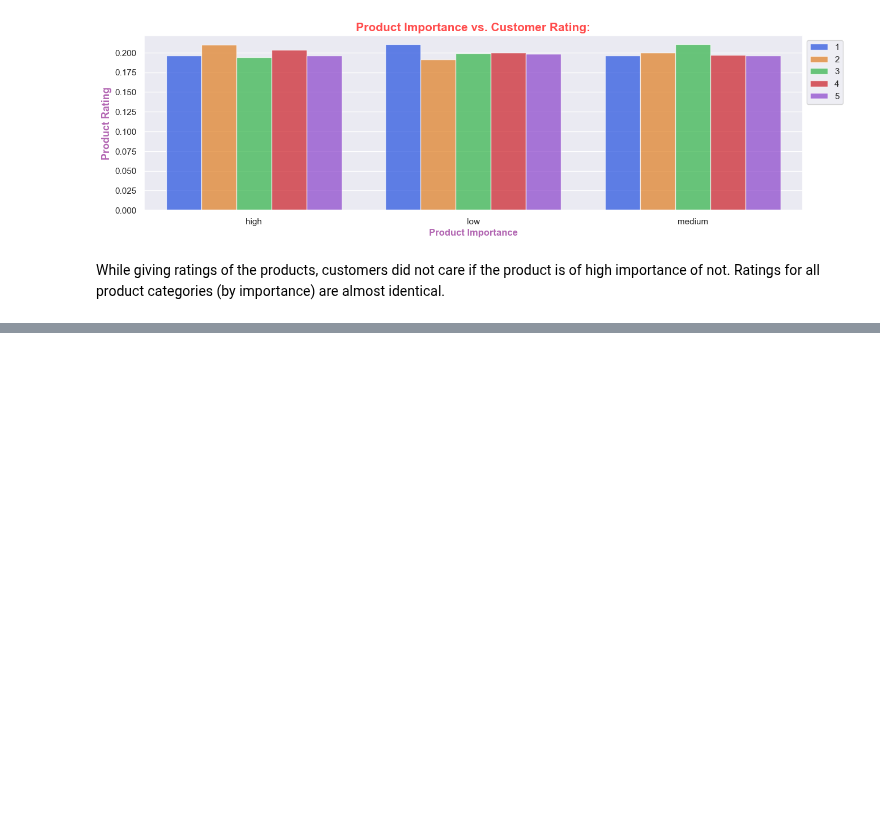
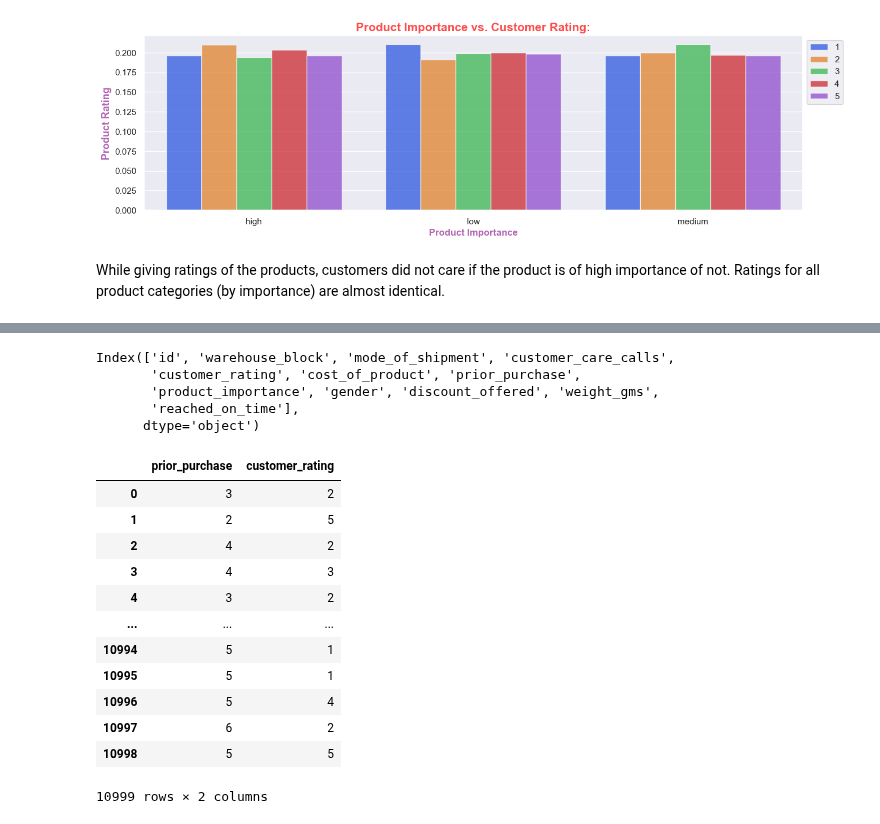
Before and after one commit to rajesh-coventry/Projects, a Jupyter notebook: 02_Data_Visuallization/05_E-Commerce_Shipping/02_Reasons_Behind_Low_Customers_Rating(LCR).ipynb, the cells around one changed output, grey strips where cells are left out. Saved outputs shown, nothing was run; the diff lists cells and outputs as text; code cells hidden in the pictures; blank space fills up the shorter version.

```diff
--- a/02_Data_Visuallization/05_E-Commerce_Shipping/02_Reasons_Behind_Low_Customers_Rating(LCR).ipynb
+++ b/02_Data_Visuallization/05_E-Commerce_Shipping/02_Reasons_Behind_Low_Customers_Rating(LCR).ipynb
@@ -358,0 +369,24 @@ While giving ratings of the products, customers did not care if the product is o
+# %%
+data.columns
+# %% [output]
+Index(['id', 'warehouse_block', 'mode_of_shipment', 'customer_care_calls',
+       'customer_rating', 'cost_of_product', 'prior_purchase',
+       'product_importance', 'gender', 'discount_offered', 'weight_gms',
+       'reached_on_time'],
+      dtype='object')
+# %%
+data[["prior_purchase", "customer_rating"]]
+# %% [output]
+|  | prior_purchase | customer_rating |
+| 0 | 3 | 2 |
+| 1 | 2 | 5 |
+| 2 | 4 | 2 |
+| 3 | 4 | 3 |
+| 4 | 3 | 2 |
+| ... | ... | ... |
+| 10994 | 5 | 1 |
+| 10995 | 5 | 1 |
+| 10996 | 5 | 4 |
+| 10997 | 6 | 2 |
+| 10998 | 5 | 5 |
+10999 rows × 2 columns
```
Also changed, not shown: parts of 6 cells of this notebook.
